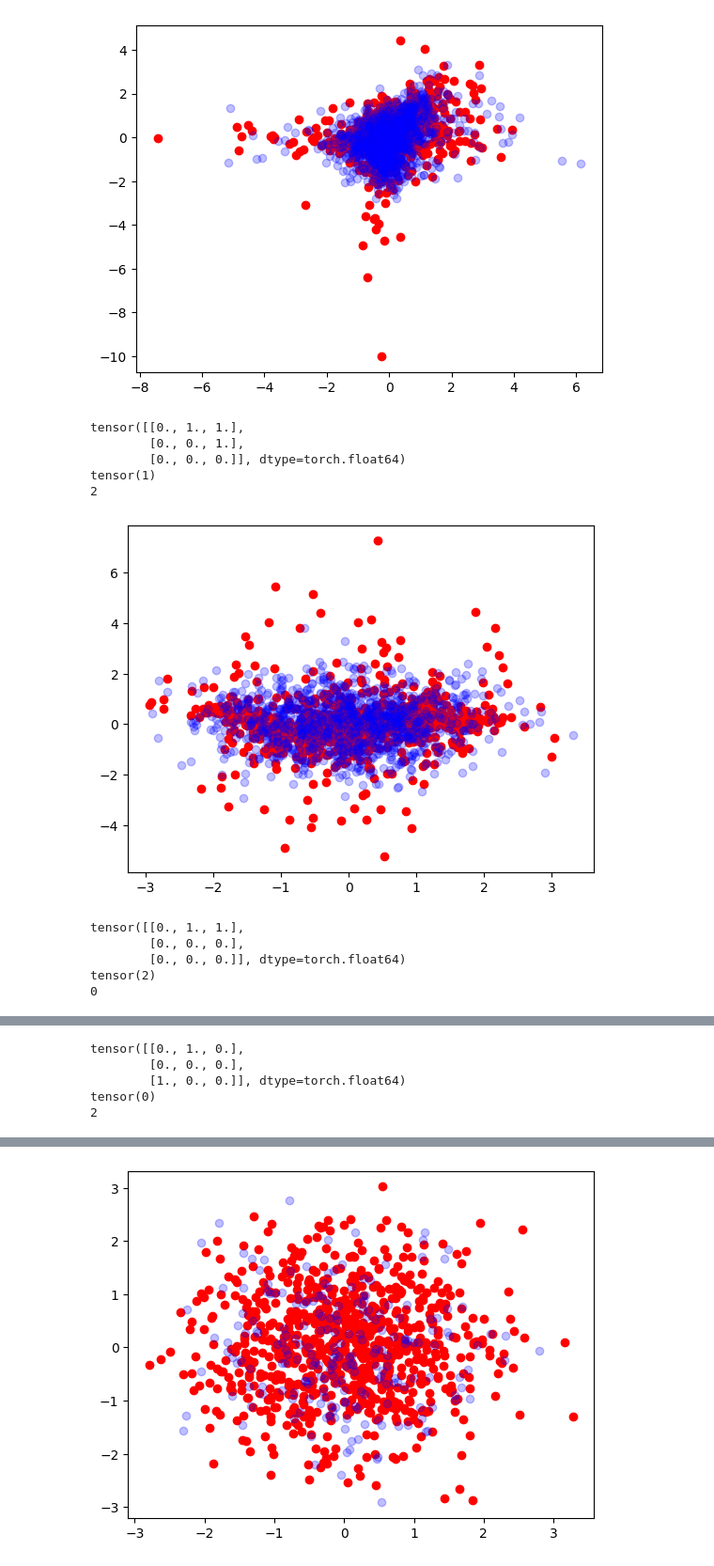
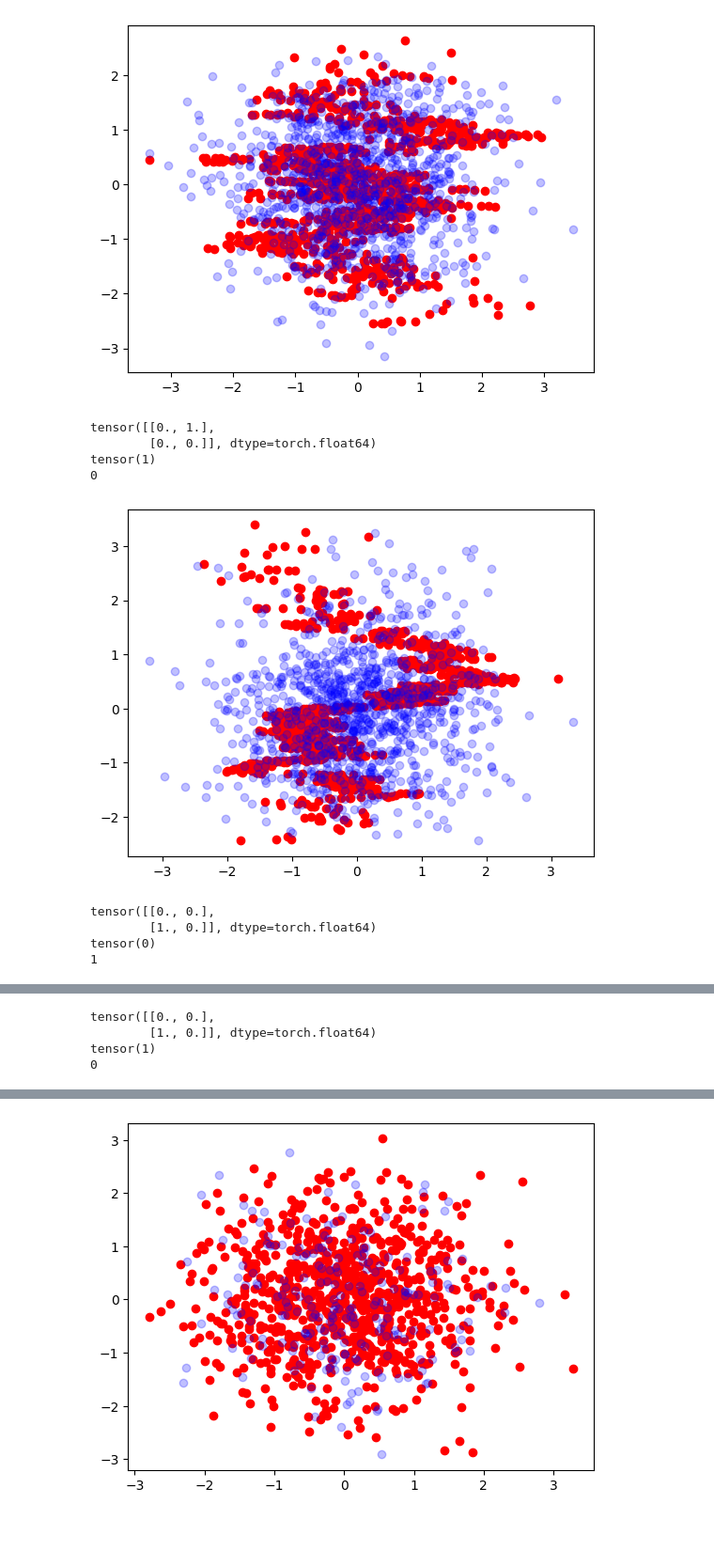
Before and after one commit to ruiziyan9/AL-CFM, a Jupyter notebook: CITNP/notebooks/data_generation.ipynb, the cells around one changed output, grey strips where cells are left out. Shown at 94% size. Saved outputs shown, nothing was run; the diff lists cells and outputs as text; code cells hidden in the pictures; blank space fills up the shorter version.

```diff
--- a/CITNP/notebooks/data_generation.ipynb
+++ b/CITNP/notebooks/data_generation.ipynb
@@ -2,56 +2,54 @@
 from CITNP.datasets.dataset_generator import InterventionDatasetGenerator
 # %%
 generator = InterventionDatasetGenerator(
-        function_generator="neuralnet",
-        num_variables=3,
+        function_generator="gp",
+        num_variables=2,
         sample_size=1000,
         batch_size=1,
         graph_type=["ER"],
-        graph_degrees=[1,2,3],
+        graph_degrees=[1],
         iterations_per_epoch=10,
 )
 # %%
 import matplotlib.pyplot as plt
 from torch.utils.data import DataLoader
 from CITNP.utils.datautils import sample_outcome_index
 
 
 data_loader = DataLoader(generator, batch_size=None)
 
 
 for idx, batch in enumerate(data_loader):
     (
         obs_data_array,
         int_data_array,
         causal_graphs_array,
         intvn_indices,
         variable_counts,
         masks
     ) = batch
 
     # Sample outcome index that is not the same as the intervention index
     outcome_index = sample_outcome_index(
         variable_counts, intvn_indices
     )
 
-    plt.scatter(obs_data_array[0][:, outcome_index[0]], obs_data_array[0][:, intvn_indices[0]], c='r')
+    plt.scatter(obs_data_array[0][:, intvn_indices[0]], obs_data_array[0][:, outcome_index[0]], c='r')
 
-    plt.scatter(int_data_array[0][:, outcome_index[0]], int_data_array[0][:, intvn_indices[0]], c='b', alpha=0.25)
+    plt.scatter(int_data_array[0][:, intvn_indices[0]], int_data_array[0][:, outcome_index[0]], c='b', alpha=0.25)
     plt.show()
     plt.clf()
     print(causal_graphs_array[0])
     print(intvn_indices[0])
     print(outcome_index[0])
 # %% [output]
-[figure, old version]
+[figure, new version]
-tensor([[0., 1., 1.],
-        [0., 0., 1.],
-        [0., 0., 0.]], dtype=torch.float64)
+tensor([[0., 1.],
+        [0., 0.]], dtype=torch.float64)
 tensor(1)
-2
+0
-[figure, old version]
+[figure, new version]
-tensor([[0., 1., 1.],
-        [0., 0., 0.],
-        [0., 0., 0.]], dtype=torch.float64)
-tensor(2)
-0
+tensor([[0., 0.],
+        [1., 0.]], dtype=torch.float64)
+tensor(0)
+1
@@ -59,5 +57,4 @@ tensor(2)
-tensor([[0., 1., 0.],
-        [0., 0., 0.],
-        [1., 0., 0.]], dtype=torch.float64)
-tensor(0)
-2
+tensor([[0., 0.],
+        [1., 0.]], dtype=torch.float64)
+tensor(1)
+0
```
Also changed, not shown: parts of 3 cells of this notebook, 6 other files.
